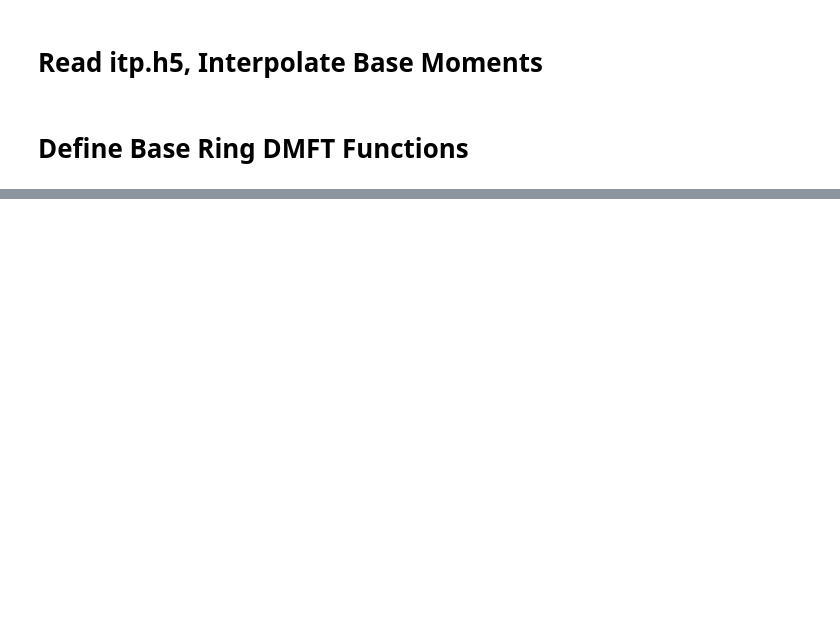
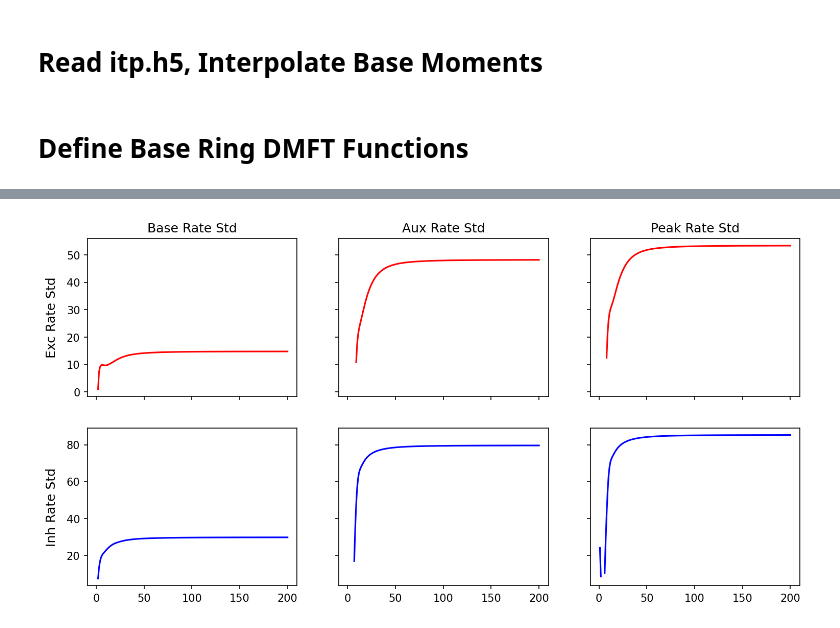
Before and after one commit to AddingAddict/ToroidalNetworks, a Jupyter notebook: sparse_weights/notebooks/ring_dmft.ipynb, the cells around one changed output, grey strips where cells are left out. Cells and saved outputs as stored; diff of their text form; code cells hidden in the pictures; blank space fills up the shorter version.

```diff
--- a/sparse_weights/notebooks/ring_dmft.ipynb
+++ b/sparse_weights/notebooks/ring_dmft.ipynb
@@ -114,0 +428,18 @@ function dmft()
+# %%
+fig,axs = plt.subplots(2,3,figsize=(4*3,3*2),dpi=150,sharex=True,sharey='row')
+
+axs[0,0].plot(np.sqrt(np.diag(full_Crb[0])-rb[0]**2),'r')
+axs[1,0].plot(np.sqrt(np.diag(full_Crb[1])-rb[1]**2),'b')
+axs[0,1].plot(np.sqrt(np.diag(full_Cra[0])-ra[0]**2),'r')
+axs[1,1].plot(np.sqrt(np.diag(full_Cra[1])-ra[1]**2),'b')
+axs[0,2].plot(np.sqrt(np.diag(full_Crp[0])-rp[0]**2),'r')
+axs[1,2].plot(np.sqrt(np.diag(full_Crp[1])-rp[1]**2),'b')
+
+axs[0,0].set_title('Base Rate Std')
+axs[0,1].set_title('Aux Rate Std')
+axs[0,2].set_title('Peak Rate Std')
+
+ytitle(axs[0,0],'Exc Rate Std',xloc=-0.2,fontsize=12)
+ytitle(axs[1,0],'Inh Rate Std',xloc=-0.2,fontsize=12)
+# %% [output]
+[figure, added]
```
Also changed, not shown: parts of 8 cells of this notebook, 7 other files.
